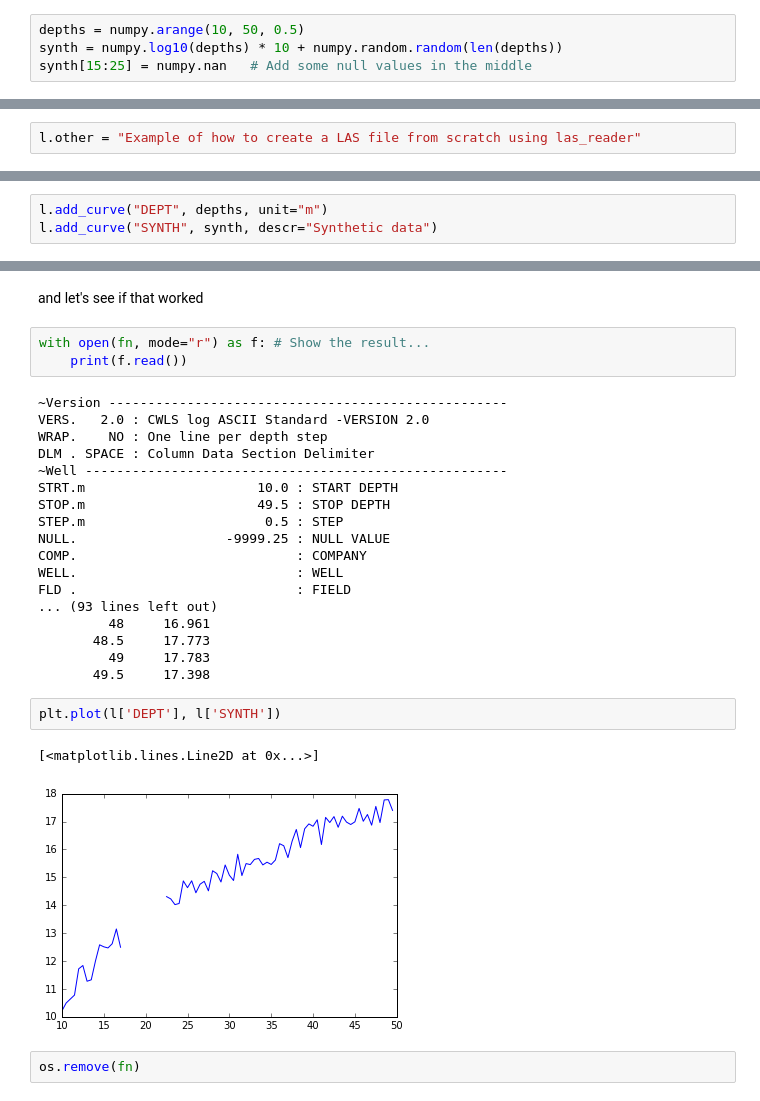
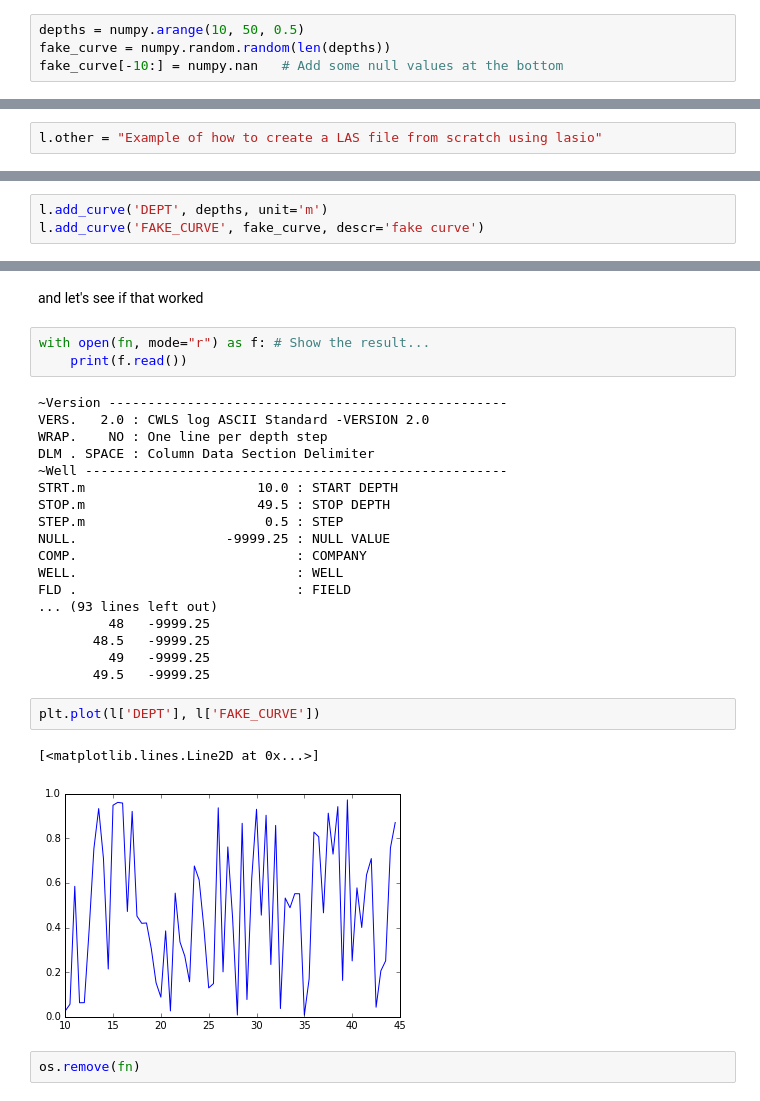
Before and after one commit to kinverarity1/lasio, a Jupyter notebook: notebooks/build LAS file from scratch.ipynb, the cells around one changed output, grey strips where cells are left out. Saved outputs shown, nothing was run; the diff lists cells and outputs as text.

```diff
--- a/notebooks/build LAS file from scratch.ipynb
+++ b/notebooks/build LAS file from scratch.ipynb
@@ -24,5 +15,5 @@ Create some synthetic data, and make some of the values in the middle null value
 # %%
 depths = numpy.arange(10, 50, 0.5)
-synth = numpy.log10(depths) * 10 + numpy.random.random(len(depths))
-synth[15:25] = numpy.nan   # Add some null values in the middle
+fake_curve = numpy.random.random(len(depths))
+fake_curve[-10:] = numpy.nan   # Add some null values at the bottom
 # %%
@@ -73,14 +64,14 @@ l.params['ENGI'] = lasio.HeaderItem("ENGI", "", "kinverarity@hotmail.com", "Crea
 # %% [markdown]
 And finally, add some free text to the ~Other section:
 # %%
-l.other = "Example of how to create a LAS file from scratch using las_reader"
+l.other = "Example of how to create a LAS file from scratch using lasio"
 # %% [markdown]
 ## Step 3
 
 Add the curves to the LAS file using the ``add_curve`` method:
 # %%
-l.add_curve("DEPT", depths, unit="m")
-l.add_curve("SYNTH", synth, descr="Synthetic data")
+l.add_curve('DEPT', depths, unit='m')
+l.add_curve('FAKE_CURVE', fake_curve, descr='fake curve')
 # %% [markdown]
 ## Step 4
 
@@ -108,14 +99,14 @@ COMP.                            : COMPANY
 WELL.                            : WELL
 FLD .                            : FIELD
 ... (93 lines left out)
-         48     16.961
-       48.5     17.773
-         49     17.783
-       49.5     17.398
+         48   -9999.25
+       48.5   -9999.25
+         49   -9999.25
+       49.5   -9999.25
 # %%
-plt.plot(l['DEPT'], l['SYNTH'])
+plt.plot(l['DEPT'], l['FAKE_CURVE'])
 # %% [output]
 [<matplotlib.lines.Line2D at 0x...>]
-[figure, old version]
+[figure, new version]
 # %%
 os.remove(fn)
```
Also changed, not shown: parts of 4 cells of this notebook, 10 other files.
